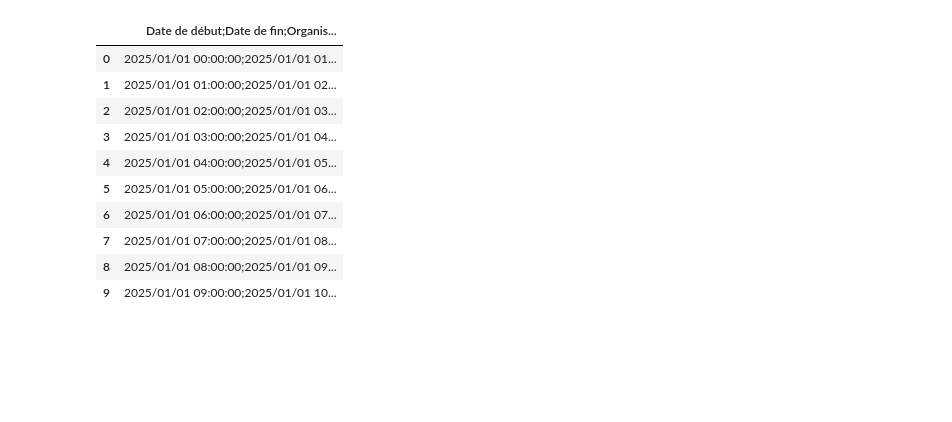
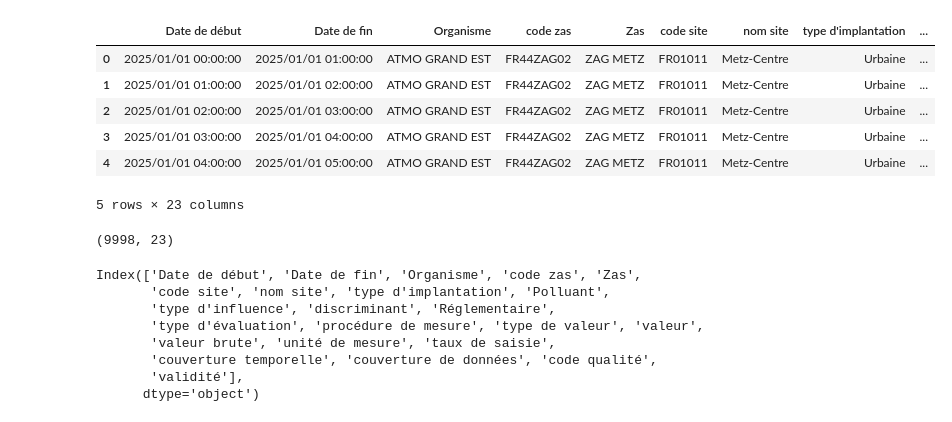
Before and after one commit to JayaSaiKishore7/AirQuality_AnalysisFR, a Jupyter notebook: notebooks/EDA.ipynb, the cells around one changed output. Saved outputs shown, nothing was run; the diff lists cells and outputs as text; code cells hidden in the pictures; blank space fills up the shorter version.

```diff
--- a/notebooks/EDA.ipynb
+++ b/notebooks/EDA.ipynb
@@ -1,20 +1,14 @@
 # %%
 import pandas as pd
-
-file_path = "../data/raw/AirFrance_2025-01-01.csv"
-
-df = pd.read_csv(file_path)
-
-df.head(10)
+file = "../data/raw/AirFrance_2025-01-01.csv"
+df_raw = pd.read_csv(file, delimiter=";")
-# %% [output]
-|  | Date de début;Date de fin;Organis... |
-| 0 | 2025/01/01 00:00:00;2025/01/01 01... |
-| 1 | 2025/01/01 01:00:00;2025/01/01 02... |
-| 2 | 2025/01/01 02:00:00;2025/01/01 03... |
-| 3 | 2025/01/01 03:00:00;2025/01/01 04... |
-| 4 | 2025/01/01 04:00:00;2025/01/01 05... |
-| 5 | 2025/01/01 05:00:00;2025/01/01 06... |
-| 6 | 2025/01/01 06:00:00;2025/01/01 07... |
-| 7 | 2025/01/01 07:00:00;2025/01/01 08... |
-| 8 | 2025/01/01 08:00:00;2025/01/01 09... |
-| 9 | 2025/01/01 09:00:00;2025/01/01 10... |
+# %%
+df_raw.head()
+# %% [output]
+|  | Date de début | Date de fin | Organisme | code zas | Zas | code site | nom site | type d'implantation | ... |
+| 0 | 2025/01/01 00:00:00 | 2025/01/01 01:00:00 | ATMO GRAND EST | FR44ZAG02 | ZAG METZ | FR01011 | Metz-Centre | Urbaine | ... |
+| 1 | 2025/01/01 01:00:00 | 2025/01/01 02:00:00 | ATMO GRAND EST | FR44ZAG02 | ZAG METZ | FR01011 | Metz-Centre | Urbaine | ... |
+| 2 | 2025/01/01 02:00:00 | 2025/01/01 03:00:00 | ATMO GRAND EST | FR44ZAG02 | ZAG METZ | FR01011 | Metz-Centre | Urbaine | ... |
+| 3 | 2025/01/01 03:00:00 | 2025/01/01 04:00:00 | ATMO GRAND EST | FR44ZAG02 | ZAG METZ | FR01011 | Metz-Centre | Urbaine | ... |
+| 4 | 2025/01/01 04:00:00 | 2025/01/01 05:00:00 | ATMO GRAND EST | FR44ZAG02 | ZAG METZ | FR01011 | Metz-Centre | Urbaine | ... |
+5 rows × 23 columns
@@ -20,0 +19,15 @@ df.head(10)
+# %%
+df_sample.shape
+# %% [output]
+(9998, 23)
+# %%
+df_sample.columns
+# %% [output]
+Index(['Date de début', 'Date de fin', 'Organisme', 'code zas', 'Zas',
+       'code site', 'nom site', 'type d'implantation', 'Polluant',
+       'type d'influence', 'discriminant', 'Réglementaire',
+       'type d'évaluation', 'procédure de mesure', 'type de valeur', 'valeur',
+       'valeur brute', 'unité de mesure', 'taux de saisie',
+       'couverture temporelle', 'couverture de données', 'code qualité',
+       'validité'],
+      dtype='object')
```
Also changed, not shown: parts of 40 cells of this notebook, 2 other files.
